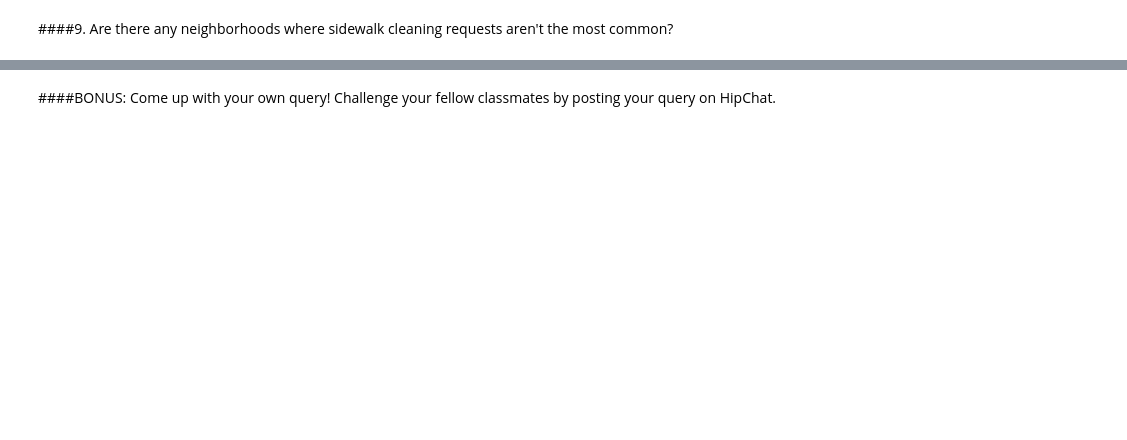
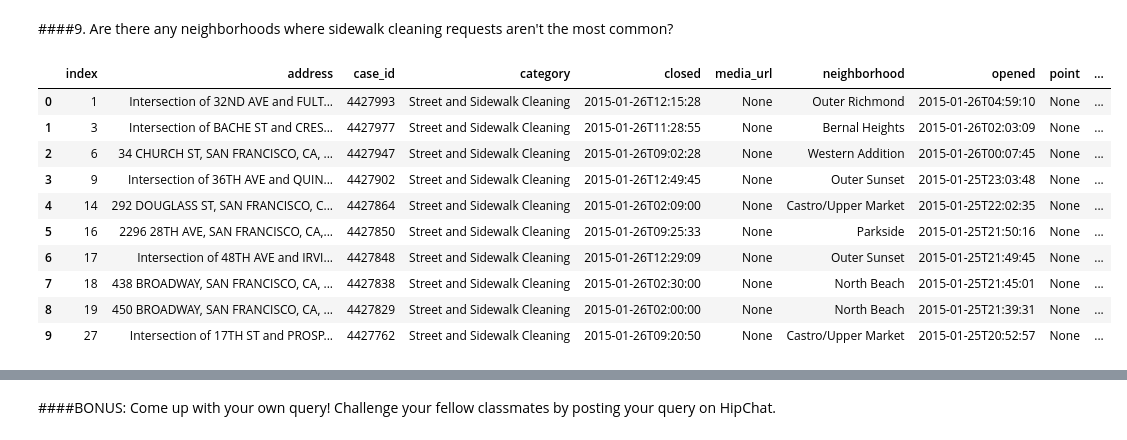
Before and after one commit to git-halvorson/DAT_SF_12, a Jupyter notebook: Homework/HW1-Copy0.ipynb, the cells around one changed output, grey strips where cells are left out. Saved outputs shown, nothing was run; the diff lists cells and outputs as text; code cells hidden in the pictures; blank space fills up the shorter version.

```diff
--- a/Homework/HW1-Copy0.ipynb
+++ b/Homework/HW1-Copy0.ipynb
@@ -108,2 +142,6 @@ TypeError: to_sql() takes at least 3 arguments (3 given)
+# %%
+
+con = sqlite3.connect("sfgov.sqlite")
+dfsql = df.to_sql('tab311', con, if_exists='append')
 # %% [markdown]
 ###### 6. Display the first 5 rows of the DB
@@ -123,0 +190,15 @@ TypeError: to_sql() takes at least 3 arguments (3 given)
+# %%
+
+pd.read_sql("SELECT * FROM tab311 WHERE category = 'Street and Sidewalk Cleaning' LIMIT 10", con)
+# %% [output]
+|  | index | address | case_id | category | closed | media_url | neighborhood | opened | point | ... |
+| 0 | 1 | Intersection of 32ND AVE and FULT... | 4427993 | Street and Sidewalk Cleaning | 2015-01-26T12:15:28 | None | Outer Richmond | 2015-01-26T04:59:10 | None | ... |
+| 1 | 3 | Intersection of BACHE ST and CRES... | 4427977 | Street and Sidewalk Cleaning | 2015-01-26T11:28:55 | None | Bernal Heights | 2015-01-26T02:03:09 | None | ... |
+| 2 | 6 | 34 CHURCH ST, SAN FRANCISCO, CA, ... | 4427947 | Street and Sidewalk Cleaning | 2015-01-26T09:02:28 | None | Western Addition | 2015-01-26T00:07:45 | None | ... |
+| 3 | 9 | Intersection of 36TH AVE and QUIN... | 4427902 | Street and Sidewalk Cleaning | 2015-01-26T12:49:45 | None | Outer Sunset | 2015-01-25T23:03:48 | None | ... |
+| 4 | 14 | 292 DOUGLASS ST, SAN FRANCISCO, C... | 4427864 | Street and Sidewalk Cleaning | 2015-01-26T02:09:00 | None | Castro/Upper Market | 2015-01-25T22:02:35 | None | ... |
+| 5 | 16 | 2296 28TH AVE, SAN FRANCISCO, CA,... | 4427850 | Street and Sidewalk Cleaning | 2015-01-26T09:25:33 | None | Parkside | 2015-01-25T21:50:16 | None | ... |
+| 6 | 17 | Intersection of 48TH AVE and IRVI... | 4427848 | Street and Sidewalk Cleaning | 2015-01-26T12:29:09 | None | Outer Sunset | 2015-01-25T21:49:45 | None | ... |
+| 7 | 18 | 438 BROADWAY, SAN FRANCISCO, CA, ... | 4427838 | Street and Sidewalk Cleaning | 2015-01-26T02:30:00 | None | North Beach | 2015-01-25T21:45:01 | None | ... |
+| 8 | 19 | 450 BROADWAY, SAN FRANCISCO, CA, ... | 4427829 | Street and Sidewalk Cleaning | 2015-01-26T02:00:00 | None | North Beach | 2015-01-25T21:39:31 | None | ... |
+| 9 | 27 | Intersection of 17TH ST and PROSP... | 4427762 | Street and Sidewalk Cleaning | 2015-01-26T09:20:50 | None | Castro/Upper Market | 2015-01-25T20:52:57 | None | ... |
```
Also changed, not shown: parts of 21 cells of this notebook, 1 other file.
